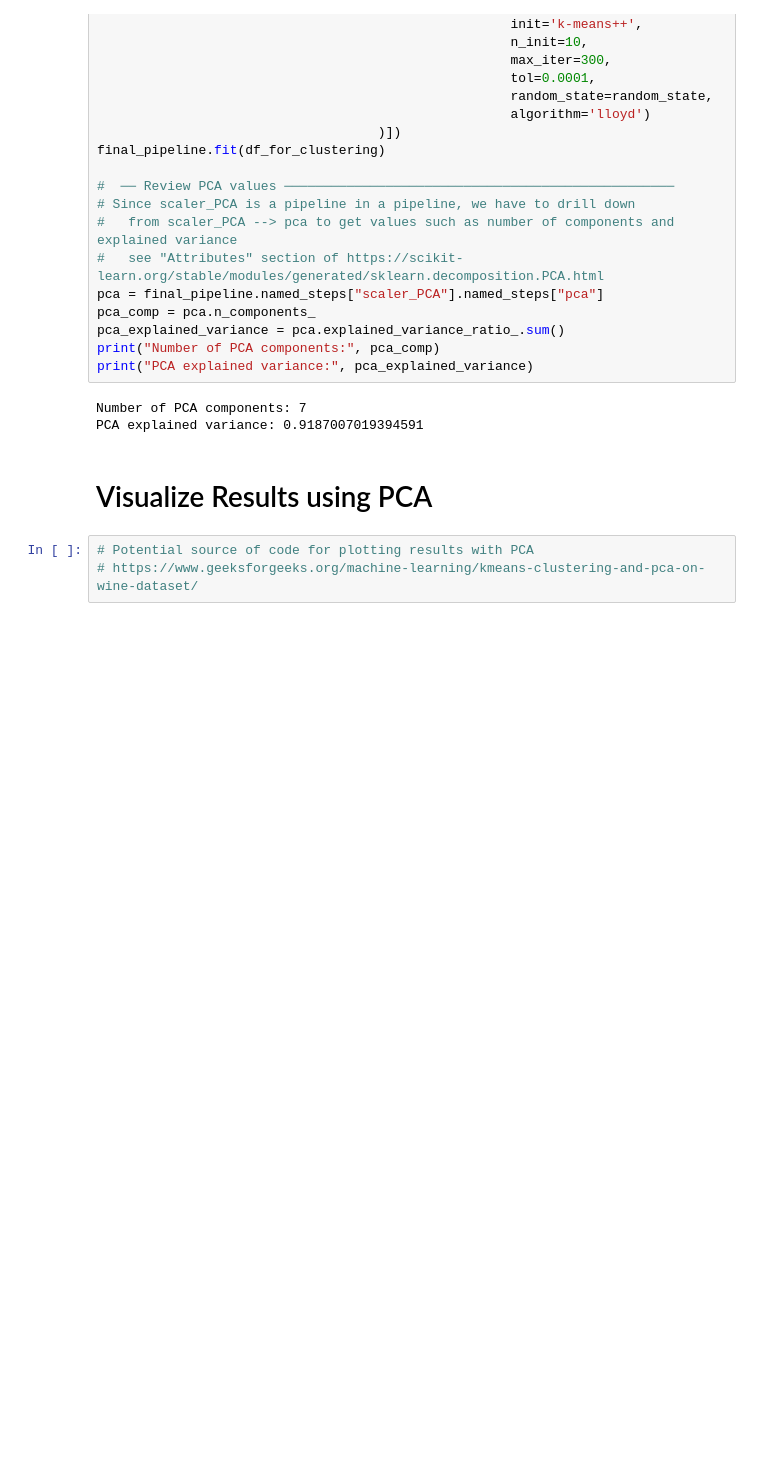
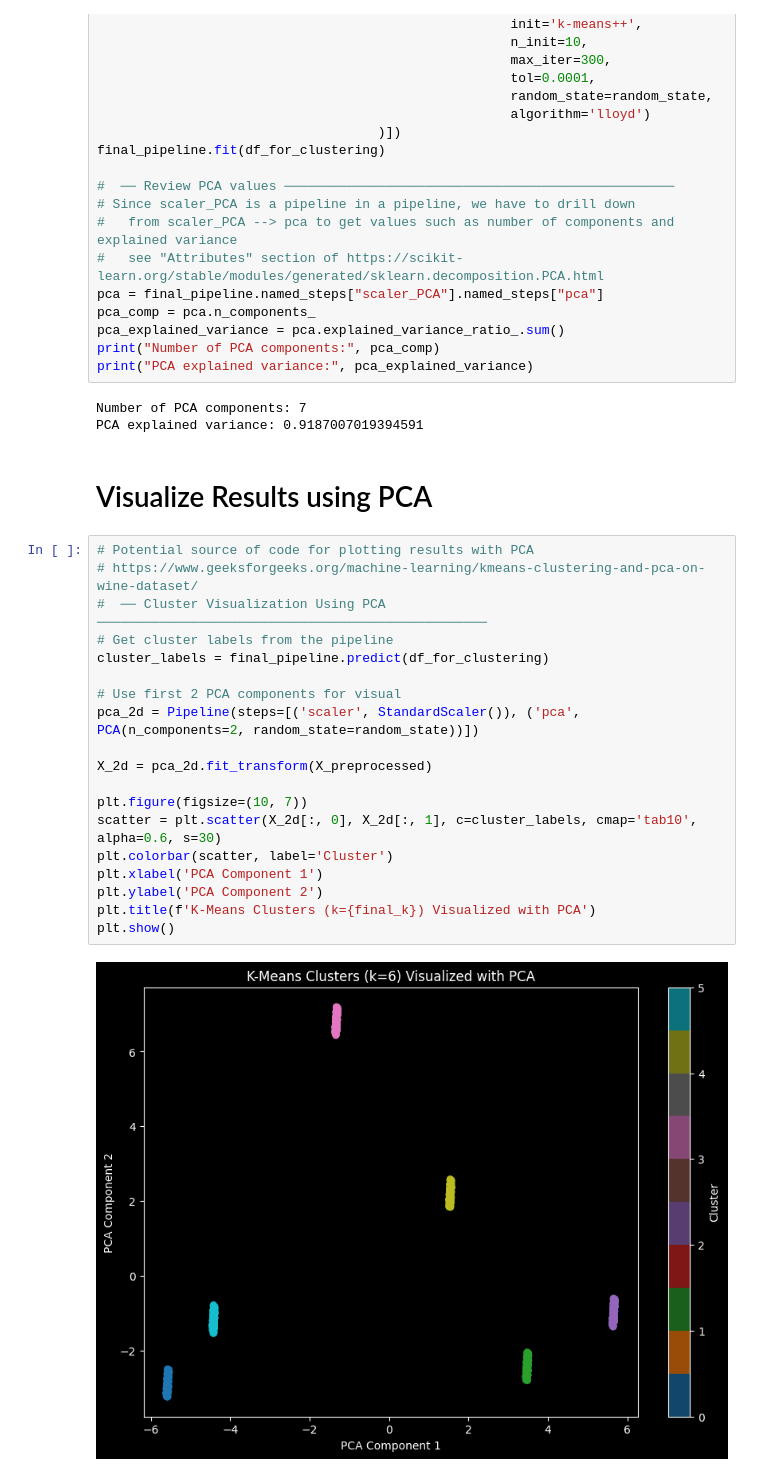
Before and after one commit to euehling/CSCI8350_GradProject, a Jupyter notebook: CSCI8350_GradProject_Uehling_Gilmore_Week03_Clustering.ipynb, the cells around one changed output. Saved outputs shown, nothing was run; the diff lists cells and outputs as text; blank space fills up the shorter version.

Commit message:
Added cluster visualization, interpretation, and numeric-only clustering analysis

```diff
--- a/CSCI8350_GradProject_Uehling_Gilmore_Week03_Clustering.ipynb
+++ b/CSCI8350_GradProject_Uehling_Gilmore_Week03_Clustering.ipynb
@@ -273,3 +273,21 @@ PCA explained variance: 0.9187007019394591
 # %%
 # Potential source of code for plotting results with PCA
 # https://www.geeksforgeeks.org/machine-learning/kmeans-clustering-and-pca-on-wine-dataset/
+#  ── Cluster Visualization Using PCA ──────────────────────────────────────────────────
+# Get cluster labels from the pipeline
+cluster_labels = final_pipeline.predict(df_for_clustering)
+
+# Use first 2 PCA components for visual
+pca_2d = Pipeline(steps=[('scaler', StandardScaler()), ('pca', PCA(n_components=2, random_state=random_state))])
+
+X_2d = pca_2d.fit_transform(X_preprocessed)
+
+plt.figure(figsize=(10, 7))
+scatter = plt.scatter(X_2d[:, 0], X_2d[:, 1], c=cluster_labels, cmap='tab10', alpha=0.6, s=30)
+plt.colorbar(scatter, label='Cluster')
+plt.xlabel('PCA Component 1')
+plt.ylabel('PCA Component 2')
+plt.title(f'K-Means Clusters (k={final_k}) Visualized with PCA')
+plt.show()
+# %% [output]
+[figure, added]
```
Also changed, not shown: parts of 7 cells of this notebook, 1 other file.
